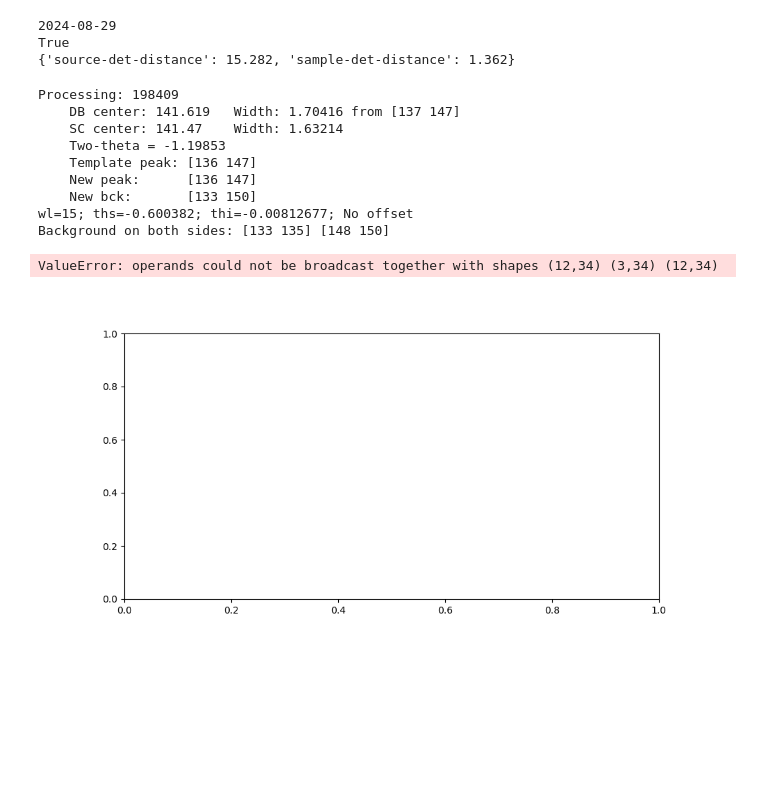
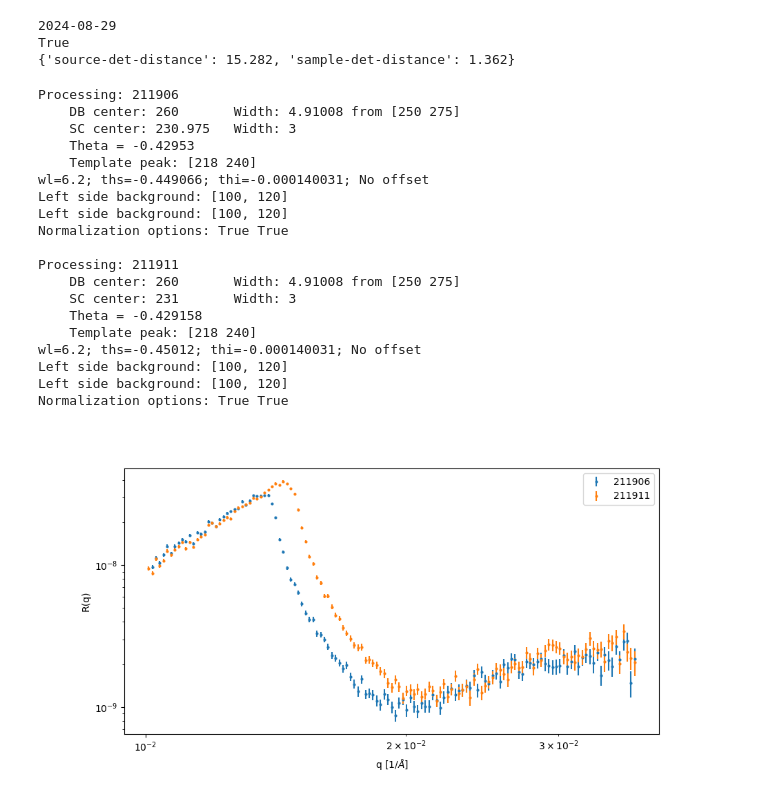
Before and after one commit to neutrons/LiquidsReflectometer, a Jupyter notebook: reduction/notebooks/workflow-fixed-tthd.ipynb, the cells around one changed output. Cells and saved outputs as stored; diff of their text form; code cells hidden in the pictures; blank space fills up the shorter version.

```diff
--- a/reduction/notebooks/workflow-fixed-tthd.ipynb
+++ b/reduction/notebooks/workflow-fixed-tthd.ipynb
@@ -68,42 +68,55 @@ True
 # %%
 importlib.reload(workflow)
 importlib.reload(output)
 importlib.reload(event_reduction)
 importlib.reload(peak_finding)
 importlib.reload(template)
 
 data_dir = os.path.expanduser('~/git/LiquidsReflectometer/reduction/data')
 template_path = os.path.join(data_dir, 'template.xml')
+template_path = '/SNS/REF_L/IPTS-33612/shared/autoreduce/template_down.xml'
 
 fig, ax = plt.subplots(figsize=(10,5))
 seq = 1
 
-for i in range(198409, 198417):
+run_number = 211906
+
+for i in [211906, 211911]: #, 211916, 211925]:
     ws = api.Load("REF_L_%s" % i)
-    workflow.reduce_fixed_two_theta(ws, template_path, output_dir=data_dir, average_overlap=False)
-    #workflow.reduce(ws, template_path, output_dir=data_dir, pre_cut=1, post_cut=1, average_overlap=False)
+    workflow.reduce_fixed_two_theta(ws, template_path, output_dir=data_dir, average_overlap=False,
+                                   offset_from_first=False, fixed_offset=None)
 
-    reduced_path = os.path.join(data_dir, 'REFL_198409_%s_%s_partial.txt' % (seq, i))
+    reduced_path = os.path.join(data_dir, 'REFL_%s_%s_%s_partial.txt' % (i, seq, i))
     if os.path.isfile(reduced_path):
         _refl = np.loadtxt(reduced_path).T
-        plt.errorbar(_refl[0], _refl[1]*_refl[0]**4, yerr=_refl[2]*_refl[0]**4, markersize=4, marker='.', linestyle='', label='new reduction')
+        plt.errorbar(_refl[0], _refl[1]*_refl[0]**4, yerr=_refl[2]*_refl[0]**4, markersize=4, marker='.', linestyle='', label=str(i))
 
-    seq += 1
 
+
+plt.legend()
 plt.xlabel('q [$1/\AA$]')
 plt.ylabel('R(q)')
 ax.set_yscale('log')
 ax.set_xscale('log')
 plt.show()
 # %% [output]
-Processing: 198409
-    DB center: 141.619   Width: 1.70416 from [137 147]
-    SC center: 141.47    Width: 1.63214
-    Two-theta = -1.19853
-    Template peak: [136 147]
-    New peak:      [136 147]
-    New bck:       [133 150]
-wl=15; ths=-0.600382; thi=-0.00812677; No offset
-Background on both sides: [133 135] [148 150]
+Processing: 211906
+    DB center: 260       Width: 4.91008 from [250 275]
+    SC center: 230.975   Width: 3
+    Theta = -0.42953
+    Template peak: [218 240]
+wl=6.2; ths=-0.449066; thi=-0.000140031; No offset
+Left side background: [100, 120]
+Left side background: [100, 120]
+Normalization options: True True
+
+Processing: 211911
+    DB center: 260       Width: 4.91008 from [250 275]
+    SC center: 231       Width: 3
+    Theta = -0.429158
+    Template peak: [218 240]
+wl=6.2; ths=-0.45012; thi=-0.000140031; No offset
+Left side background: [100, 120]
+Left side background: [100, 120]
+Normalization options: True True
-ValueError: operands could not be broadcast together with shapes (12,34) (3,34) (12,34)
-[figure, old version]
+[figure, new version]
```
Also changed, not shown: parts of 4 cells of this notebook, 7 other files.
